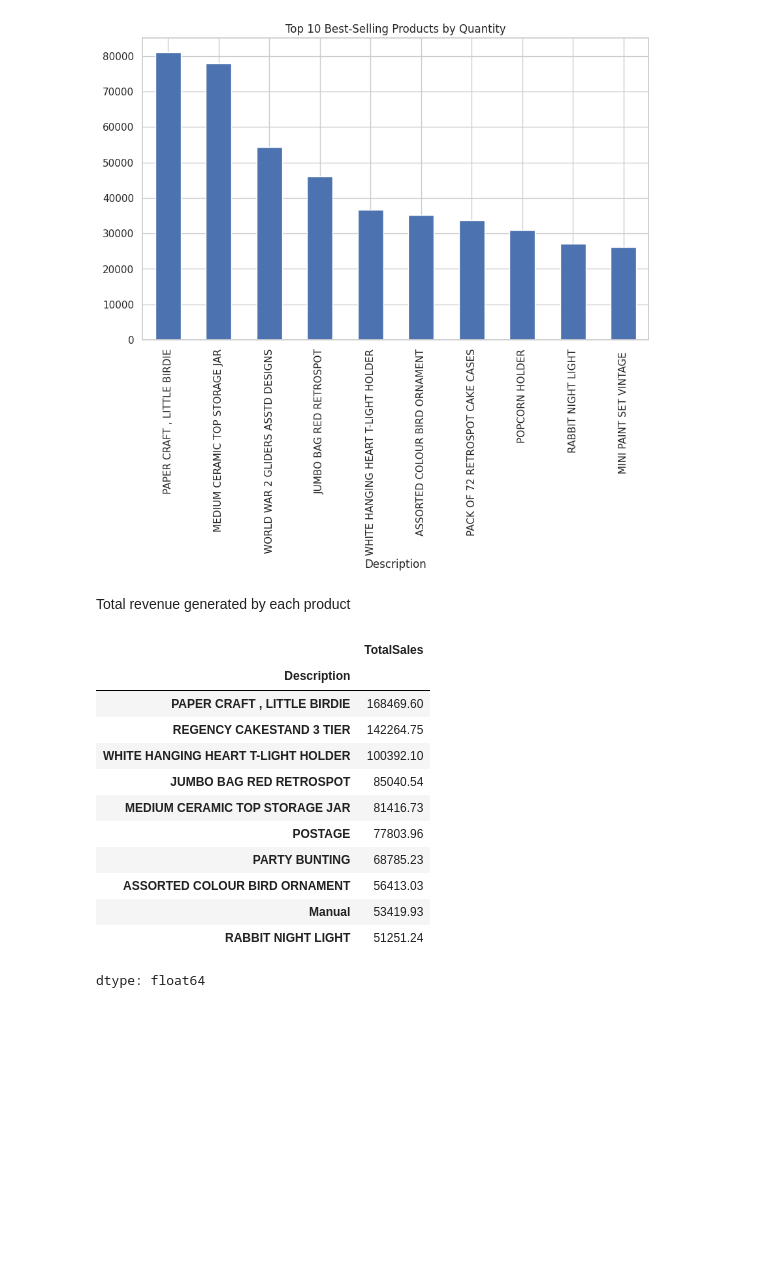
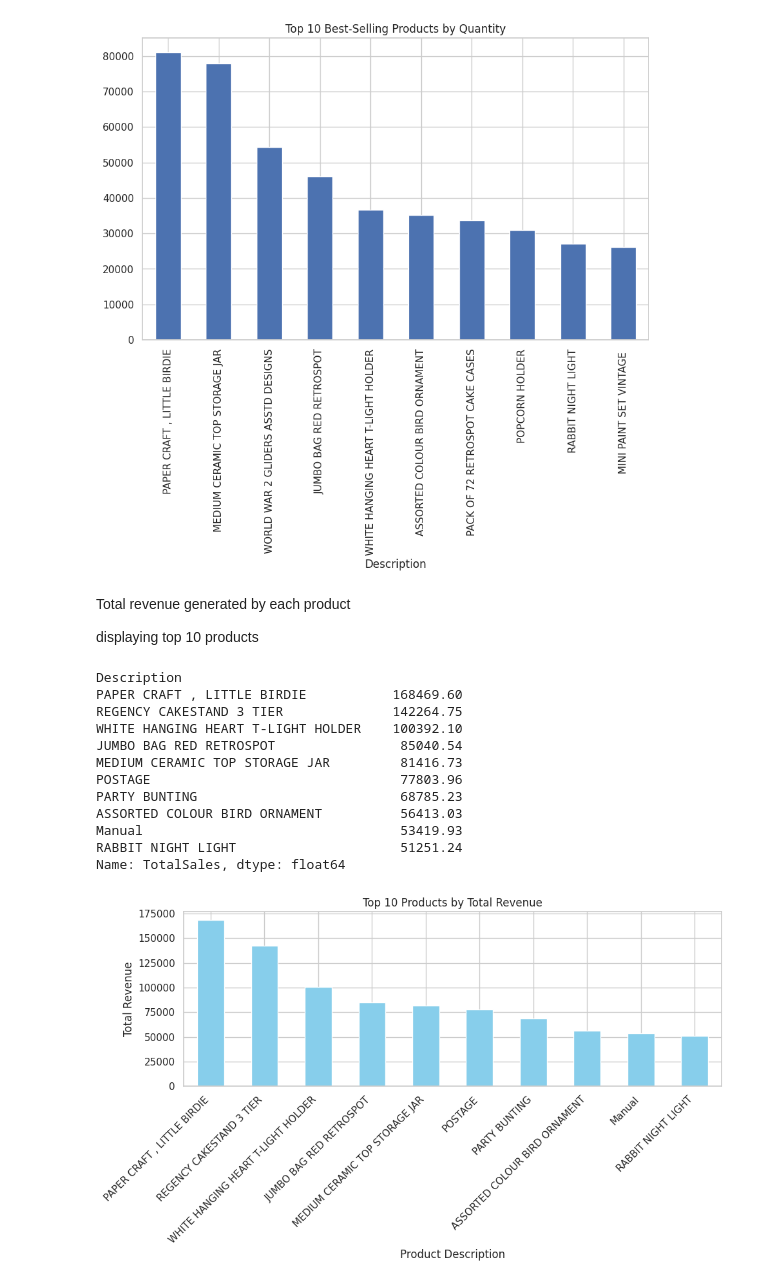
Before and after one commit to Aleena24/Predictive_Analysis, a Jupyter notebook: Customer_Sales_Behaviour.ipynb, the cells around one changed output. Saved outputs shown, nothing was run; the diff lists cells and outputs as text; code cells hidden in the pictures; blank space fills up the shorter version.

```diff
--- a/Customer_Sales_Behaviour.ipynb
+++ b/Customer_Sales_Behaviour.ipynb
@@ -76,21 +76,34 @@ plt.show()
 [figure]
 # %% [markdown]
  Total revenue generated by each product
+
+ displaying top 10 products
 # %%
 df['Total Revenue'] = df['Quantity'] * df['UnitPrice']
 product_revenue = df.groupby('Description')['TotalSales'].sum().sort_values(ascending=False)
-product_revenue.head(10)
+print(product_revenue.head(10))
+
+#viz
+top_10_products = product_revenue.head(10)
+plt.figure(figsize=(10,6))
+top_10_products.plot(kind='bar', color='skyblue')
+plt.title("Top 10 Products by Total Revenue")
+plt.ylabel("Total Revenue")
+plt.xlabel("Product Description")
+plt.xticks(rotation=45, ha='right')
+plt.tight_layout()
+plt.show()
 # %% [output]
-|  | TotalSales |
-| Description |  |
-| PAPER CRAFT , LITTLE BIRDIE | 168469.60 |
-| REGENCY CAKESTAND 3 TIER | 142264.75 |
-| WHITE HANGING HEART T-LIGHT HOLDER | 100392.10 |
-| JUMBO BAG RED RETROSPOT | 85040.54 |
-| MEDIUM CERAMIC TOP STORAGE JAR | 81416.73 |
-| POSTAGE | 77803.96 |
-| PARTY BUNTING | 68785.23 |
-| ASSORTED COLOUR BIRD ORNAMENT | 56413.03 |
-| Manual | 53419.93 |
-| RABBIT NIGHT LIGHT | 51251.24 |
-dtype: float64
+Description
+PAPER CRAFT , LITTLE BIRDIE           168469.60
+REGENCY CAKESTAND 3 TIER              142264.75
+WHITE HANGING HEART T-LIGHT HOLDER    100392.10
+JUMBO BAG RED RETROSPOT                85040.54
+MEDIUM CERAMIC TOP STORAGE JAR         81416.73
+POSTAGE                                77803.96
+PARTY BUNTING                          68785.23
+ASSORTED COLOUR BIRD ORNAMENT          56413.03
+Manual                                 53419.93
+RABBIT NIGHT LIGHT                     51251.24
+Name: TotalSales, dtype: float64
+[figure, added]
```
Also changed, not shown: parts of 16 cells of this notebook.
